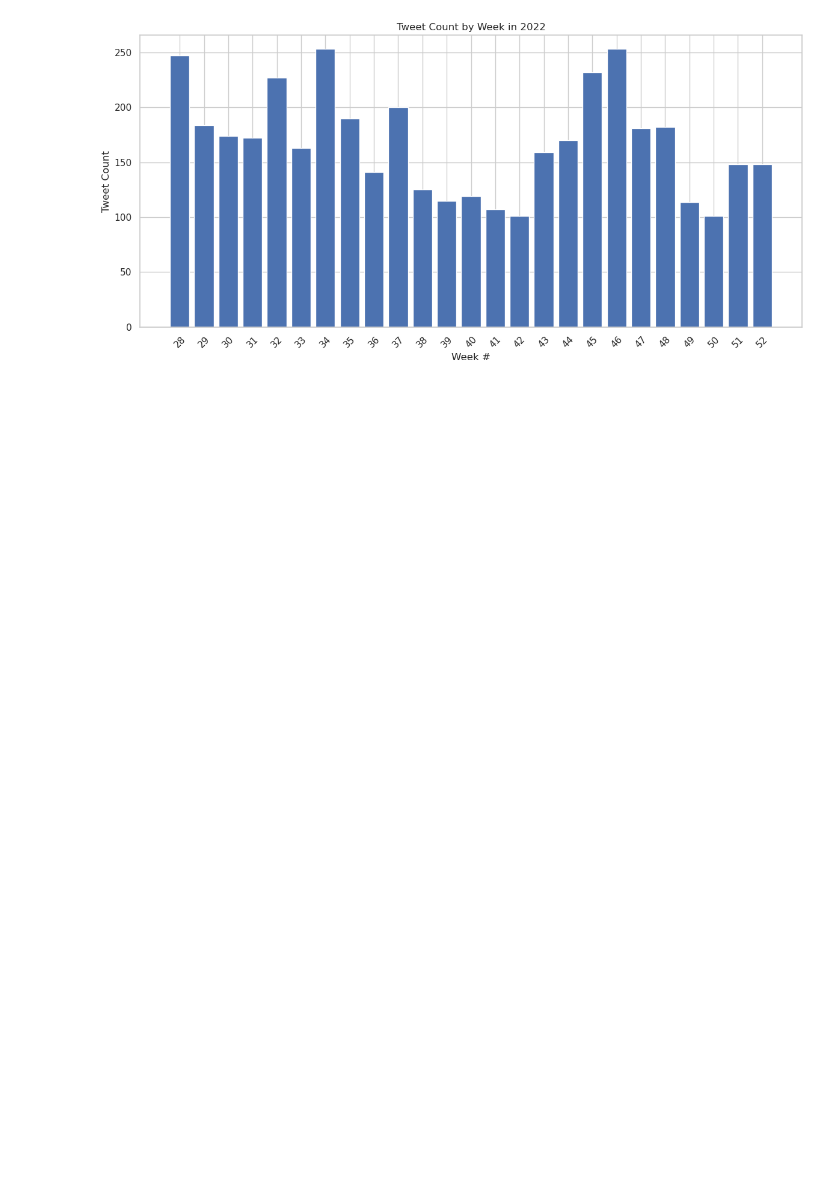
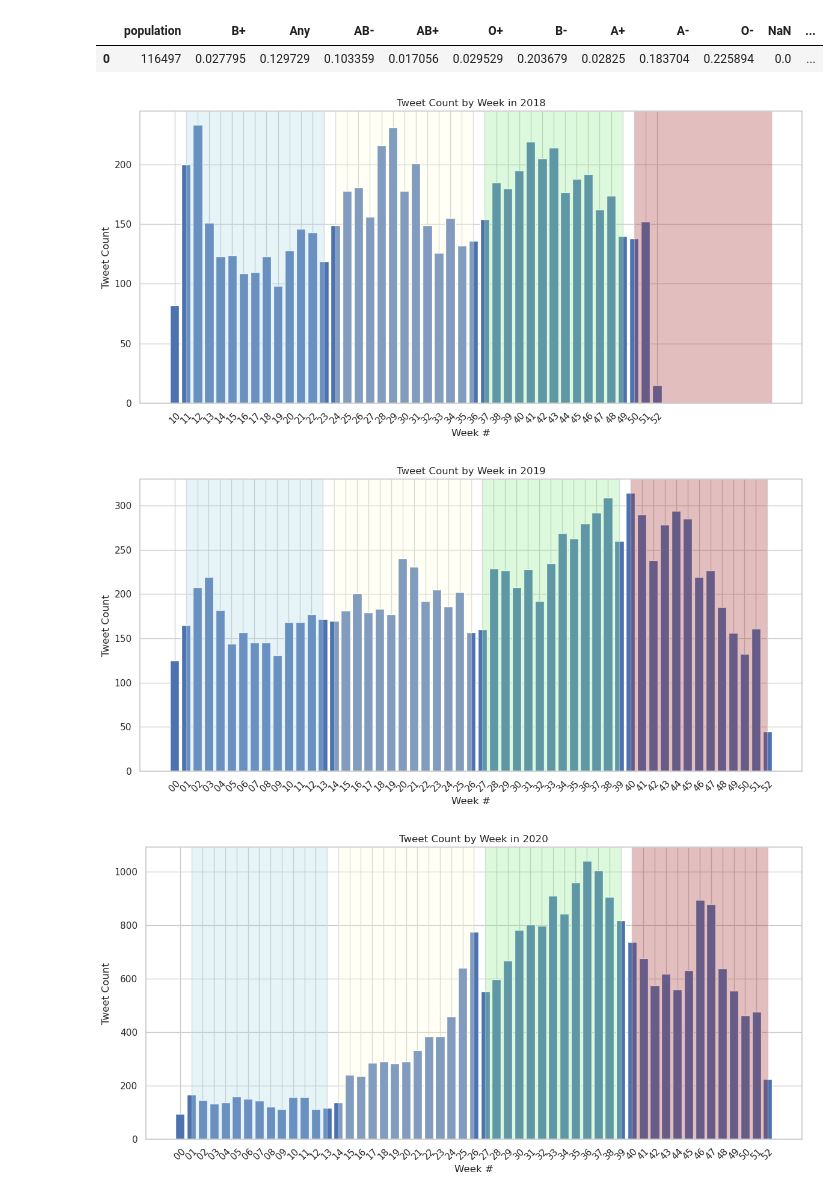
Before and after one commit to jonathanold/conflict-india, a Jupyter notebook: code/tweets/cities-blood-groups.ipynb, the cells around one changed output. Cells and saved outputs as stored; diff of their text form; code cells hidden in the pictures; blank space fills up the shorter version.

```diff
--- a/code/tweets/cities-blood-groups.ipynb
+++ b/code/tweets/cities-blood-groups.ipynb
@@ -181,21 +182,48 @@ plt.show()
+# %%
+# ABO and Rh blood type distribution in India
+blood_groups = df['blood_group'].unique()
+bg_dict = {'population': df.shape[0]}
+
+for blood_group in blood_groups:
+    blood_group_prop = df[df['blood_group'] == blood_group].shape[0] / bg_dict['population']
+    bg_dict[blood_group] = [blood_group_prop]
+
+a = pd.DataFrame(bg_dict)
+a
+# %% [output]
+|  | population | B+ | Any | AB- | AB+ | O+ | B- | A+ | A- | O- | NaN | ... |
+| 0 | 116497 | 0.027795 | 0.129729 | 0.103359 | 0.017056 | 0.029529 | 0.203679 | 0.02825 | 0.183704 | 0.225894 | 0.0 | ... |
 # %%
 # TASK 3: let's now analyze tweets weekly over the course of the year
 # Note: at the top of this notebook, we dropped all tweets that didn't have cities in their text. Most of them contained
 # text like "Some fields are missing." Nevertheless, the following visualization of tweet volume is made using same df
 df['timestamp'] = pd.to_datetime(df['timestamp'])
 
-df_2022 = df[df['timestamp'].dt.year == 2022].copy()
-df_2022['week'] = df_2022['timestamp'].dt.strftime('%U')
+years = [2018, 2019, 2020, 2021, 2022, 2023]
 
-tweet_counts_by_week = df_2022['week'].value_counts().sort_index()
+for year in years:
 
-plt.figure(figsize = (12, 6))
-plt.bar(tweet_counts_by_week.index, tweet_counts_by_week.values)
-plt.xlabel('Week #')
-plt.ylabel('Tweet Count')
-plt.title('Tweet Count by Week in 2022')
-plt.xticks(rotation = 45)
-plt.tight_layout()
-plt.show()
+    df_year = df[df['timestamp'].dt.year == year].copy()
+    df_year['week'] = df_year['timestamp'].dt.strftime('%U')
+
+    tweet_counts_by_week = df_year['week'].value_counts().sort_index()
+
+    plt.figure(figsize = (12, 6))
+    plt.bar(tweet_counts_by_week.index, tweet_counts_by_week.values)
+
+    # visualizing seasons to better interpret data
+    seasons = {"Winter": (1, 13), "Spring": (14, 26), "Summer": (27, 39), "Autumn": (40, 52)}
+    season_colors = {"Winter": 'lightblue', "Spring": 'lightyellow', "Summer": 'lightgreen', "Autumn": 'brown'}
+    for season, (start, end) in seasons.items():
+        plt.axvspan(start, end, facecolor=season_colors[season], alpha=0.3, label=season)
+
+    plt.xlabel('Week #')
+    plt.ylabel('Tweet Count')
+    plt.title(f'Tweet Count by Week in {year}')
+    plt.xticks(rotation = 45)
+    plt.tight_layout()
+    plt.show()
 # %% [output]
-[figure, old version]
+[figure, new version]
+[figure, added]
+[figure, added]
```
Also changed, not shown: parts of 11 cells of this notebook, 1 other file.
